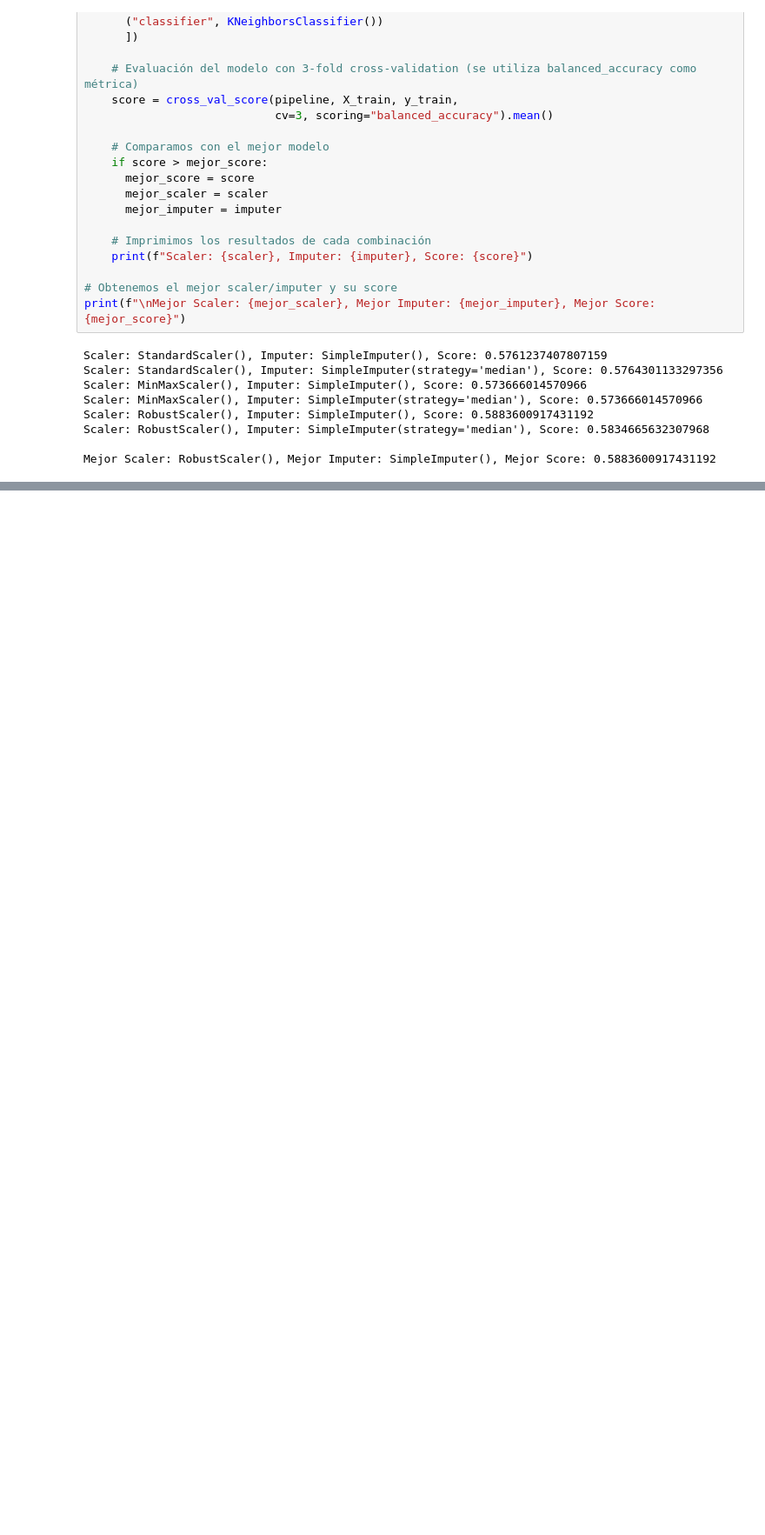
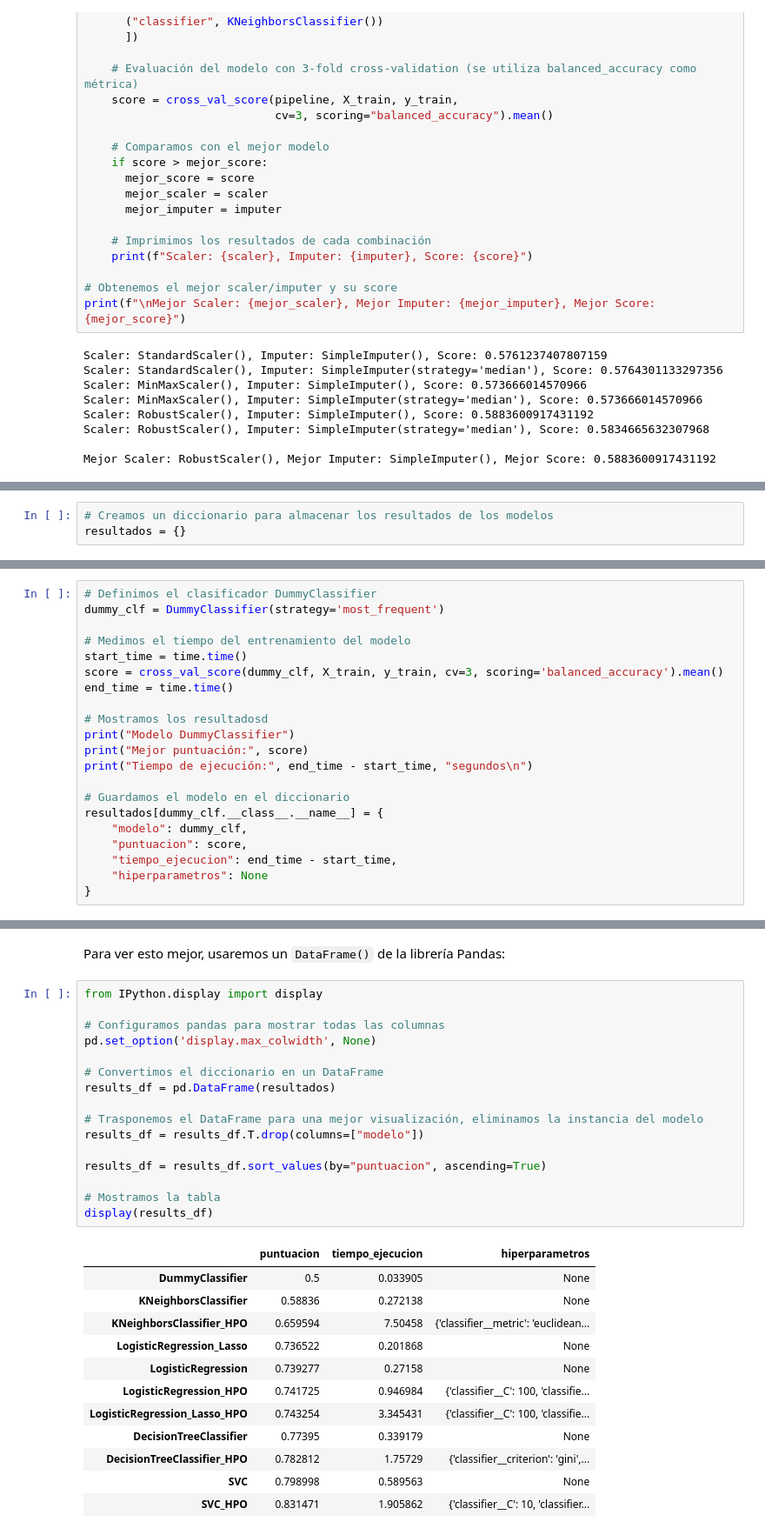
Before and after one commit to 100495802/G11.AA-495802-495702, a Jupyter notebook: P1AA.ipynb, the cells around one changed output, grey strips where cells are left out. Shown: that part at 87% size. Drawn from its saved outputs; the diff is of its cells as text; blank space fills up the shorter version.

```diff
--- a/P1AA.ipynb
+++ b/P1AA.ipynb
@@ -482,0 +370,3 @@ A continuación, podemos hacer un poco de limpieza del dataframe para aumentar l
+# %%
+# Creamos un diccionario para almacenar los resultados de los modelos
+resultados = {}
@@ -482,0 +500,21 @@ A continuación, podemos hacer un poco de limpieza del dataframe para aumentar l
+# %%
+# Definimos el clasificador DummyClassifier
+dummy_clf = DummyClassifier(strategy='most_frequent')
+
+# Medimos el tiempo del entrenamiento del modelo
+start_time = time.time()
+score = cross_val_score(dummy_clf, X_train, y_train, cv=3, scoring='balanced_accuracy').mean()
+end_time = time.time()
+
+# Mostramos los resultadosd
+print("Modelo DummyClassifier")
+print("Mejor puntuación:", score)
+print("Tiempo de ejecución:", end_time - start_time, "segundos\n")
+
+# Guardamos el modelo en el diccionario
+resultados[dummy_clf.__class__.__name__] = {
+    "modelo": dummy_clf,
+    "puntuacion": score,
+    "tiempo_ejecucion": end_time - start_time,
+    "hiperparametros": None
+}
@@ -482,0 +846,31 @@ A continuación, podemos hacer un poco de limpieza del dataframe para aumentar l
+# %% [markdown]
+Para ver esto mejor, usaremos un `DataFrame()` de la librería Pandas:
+# %%
+from IPython.display import display
+
+# Configuramos pandas para mostrar todas las columnas
+pd.set_option('display.max_colwidth', None)
+
+# Convertimos el diccionario en un DataFrame
+results_df = pd.DataFrame(resultados)
+
+# Trasponemos el DataFrame para una mejor visualización, eliminamos la instancia del modelo
+results_df = results_df.T.drop(columns=["modelo"])
+
+results_df = results_df.sort_values(by="puntuacion", ascending=True)
+
+# Mostramos la tabla
+display(results_df)
+# %% [output]
+|  | puntuacion | tiempo_ejecucion | hiperparametros |
+| DummyClassifier | 0.5 | 0.033905 | None |
+| KNeighborsClassifier | 0.58836 | 0.272138 | None |
+| KNeighborsClassifier_HPO | 0.659594 | 7.50458 | {'classifier__metric': 'euclidean... |
+| LogisticRegression_Lasso | 0.736522 | 0.201868 | None |
+| LogisticRegression | 0.739277 | 0.27158 | None |
+| LogisticRegression_HPO | 0.741725 | 0.946984 | {'classifier__C': 100, 'classifie... |
+| LogisticRegression_Lasso_HPO | 0.743254 | 3.345431 | {'classifier__C': 100, 'classifie... |
+| DecisionTreeClassifier | 0.77395 | 0.339179 | None |
+| DecisionTreeClassifier_HPO | 0.782812 | 1.75729 | {'classifier__criterion': 'gini',... |
+| SVC | 0.798998 | 0.589563 | None |
+| SVC_HPO | 0.831471 | 1.905862 | {'classifier__C': 10, 'classifier... |
```
Also changed, not shown: parts of 81 cells of this notebook.
